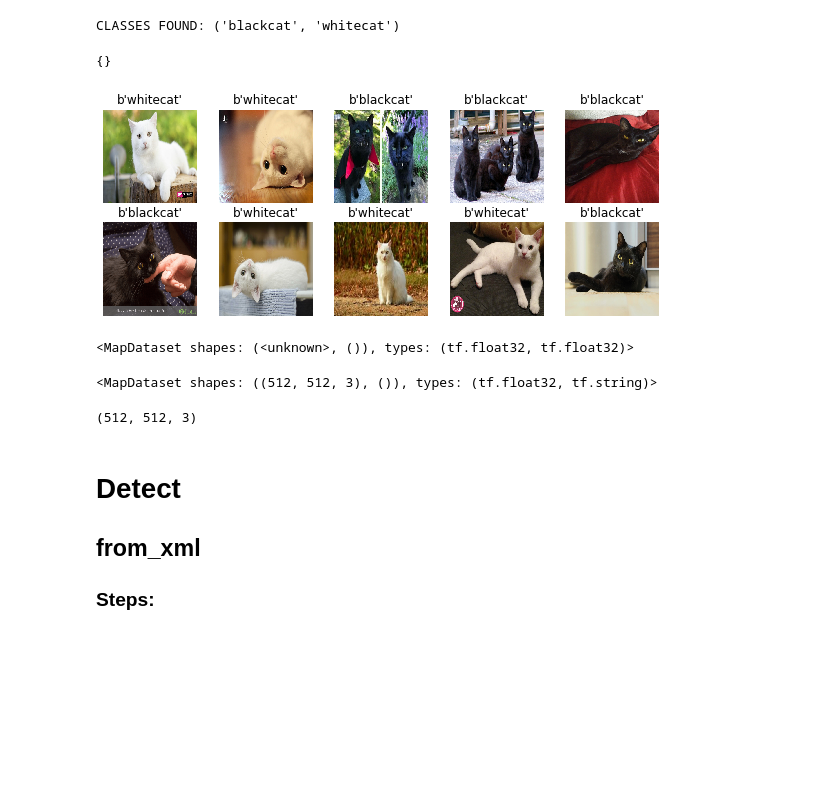
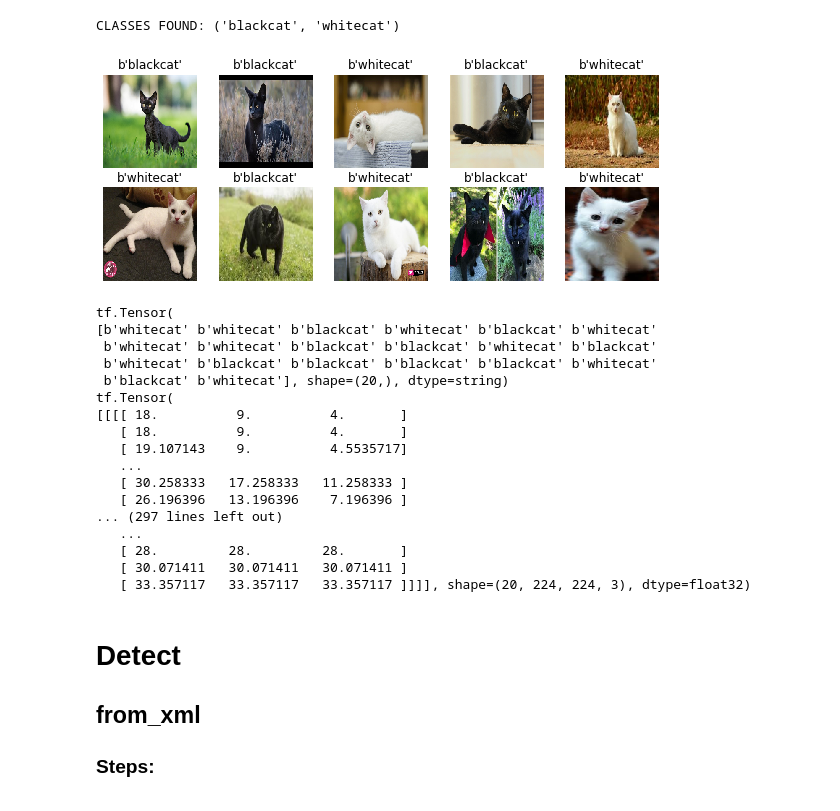
Before and after one commit to aniketmaurya/chitra, a Jupyter notebook: nbs/02_dataloader.ipynb, the cells around one changed output. Cells and saved outputs as stored; diff of their text form; code cells hidden in the pictures; blank space fills up the shorter version.

```diff
--- a/nbs/02_dataloader.ipynb
+++ b/nbs/02_dataloader.ipynb
@@ -222,11 +272,7 @@ data = clf.from_folder(path, (512, 512), encode_classes=False)
 # %% [output]
 CLASSES FOUND: ('blackcat', 'whitecat')
-# %%
-clf.class_to_idx
-# %% [output]
-{}
 # %%
 #hide
-show_batch(clf, 10)
+clf.show_batch(10)
 # %% [output]
-[figure, old version]
+[figure, new version]
@@ -245,16 +279,26 @@ data1 = data.map(set_labels)
-# %%
-tensor = tf.ensure_shape(data, shape)
-# %% [output]
-<MapDataset shapes: (<unknown>, ()), types: (tf.float32, tf.float32)>
-# %%
-data1
-# %% [output]
-<MapDataset shapes: ((512, 512, 3), ()), types: (tf.float32, tf.string)>
 # %%
-for e in data1.take(1):
-    print(e[0].shape)
+#hide
+for e in data.batch(32).take(1):
+    print(e[1])
+    print(e[0])
 # %% [output]
-(512, 512, 3)
+tf.Tensor(
+[b'whitecat' b'whitecat' b'blackcat' b'whitecat' b'blackcat' b'whitecat'
+ b'whitecat' b'whitecat' b'blackcat' b'blackcat' b'whitecat' b'blackcat'
+ b'whitecat' b'blackcat' b'blackcat' b'blackcat' b'blackcat' b'whitecat'
+ b'blackcat' b'whitecat'], shape=(20,), dtype=string)
+tf.Tensor(
+[[[[ 18.          9.          4.       ]
+   [ 18.          9.          4.       ]
+   [ 19.107143    9.          4.5535717]
+   ...
+   [ 30.258333   17.258333   11.258333 ]
+   [ 26.196396   13.196396    7.196396 ]
+... (297 lines left out)
+   ...
+   [ 28.         28.         28.       ]
+   [ 30.071411   30.071411   30.071411 ]
+   [ 33.357117   33.357117   33.357117 ]]]], shape=(20, 224, 224, 3), dtype=float32)
 # %% [markdown]
 # Detect
 
```
Also changed, not shown: parts of 5 cells of this notebook, 10 other files.
